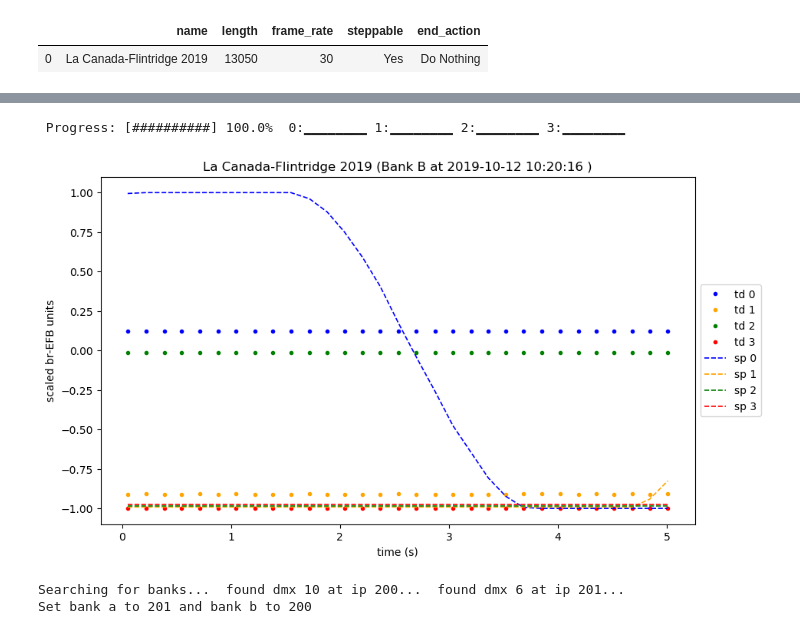
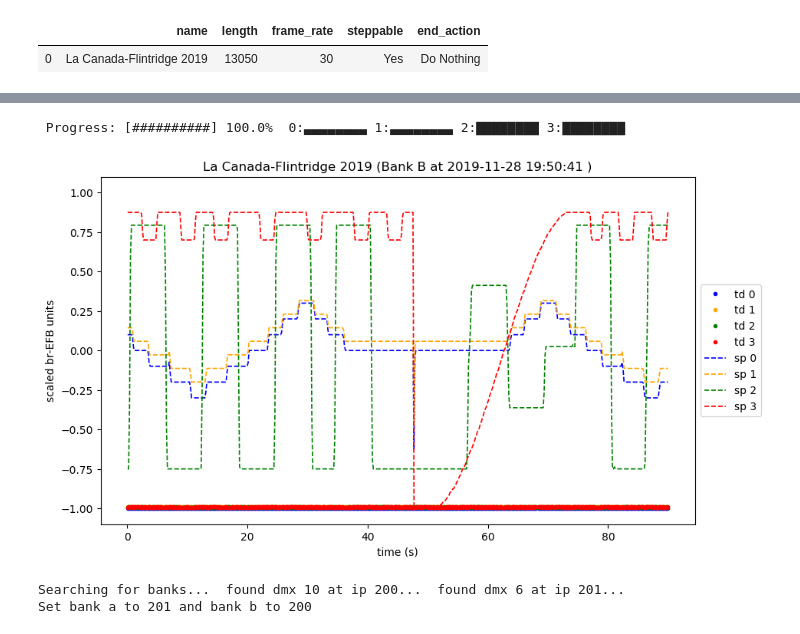
Before and after one commit to aesatchien/lcf_float, a Jupyter notebook: python/BrEFB.ipynb, the cells around one changed output, grey strips where cells are left out. Saved outputs shown, nothing was run; the diff lists cells and outputs as text; code cells hidden in the pictures.

```diff
--- a/python/BrEFB.ipynb
+++ b/python/BrEFB.ipynb
@@ -50,6 +69,9 @@ brefb.create_matplot(df_a,label)
 # %%
-df_b, label = brefb.prepare_all_telemetry(end_time=5, dt=.1, axes=4, bank='b')
-brefb.create_matplot(df_b,label,save=True)
+df_b, label = brefb.prepare_all_telemetry(end_time=90, dt=.1, axes=4, bank='b')
+brefb.create_matplot(df_b,label,save=False)
 # %% [output]
- Progress: [##########] 100.0%  0:▁▁▁▁▁▁▁▁ 1:▁▁▁▁▁▁▁▁ 2:▁▁▁▁▁▁▁▁ 3:▁▁▁▁▁▁▁▁
+ Progress: [##########] 100.0%  0:▃▃▃▃▃▃▃▃ 1:▃▃▃▃▃▃▃▃ 2:▇▇▇▇▇▇▇▇ 3:▇▇▇▇▇▇▇▇
-[figure, removed]
+# %%
+brefb.create_matplot(df_b,label,save=False)
+# %% [output]
+[figure, added]
```
Also changed, not shown: parts of 7 cells of this notebook, 3 other files.
